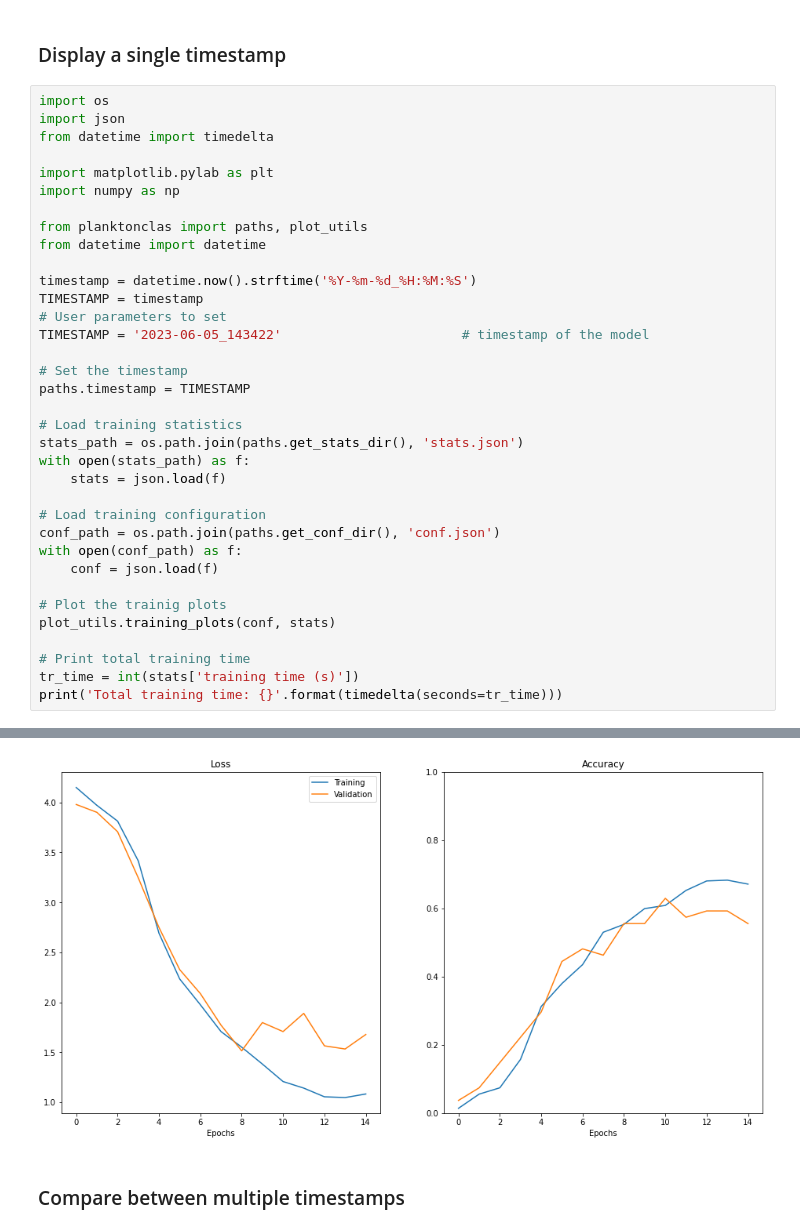
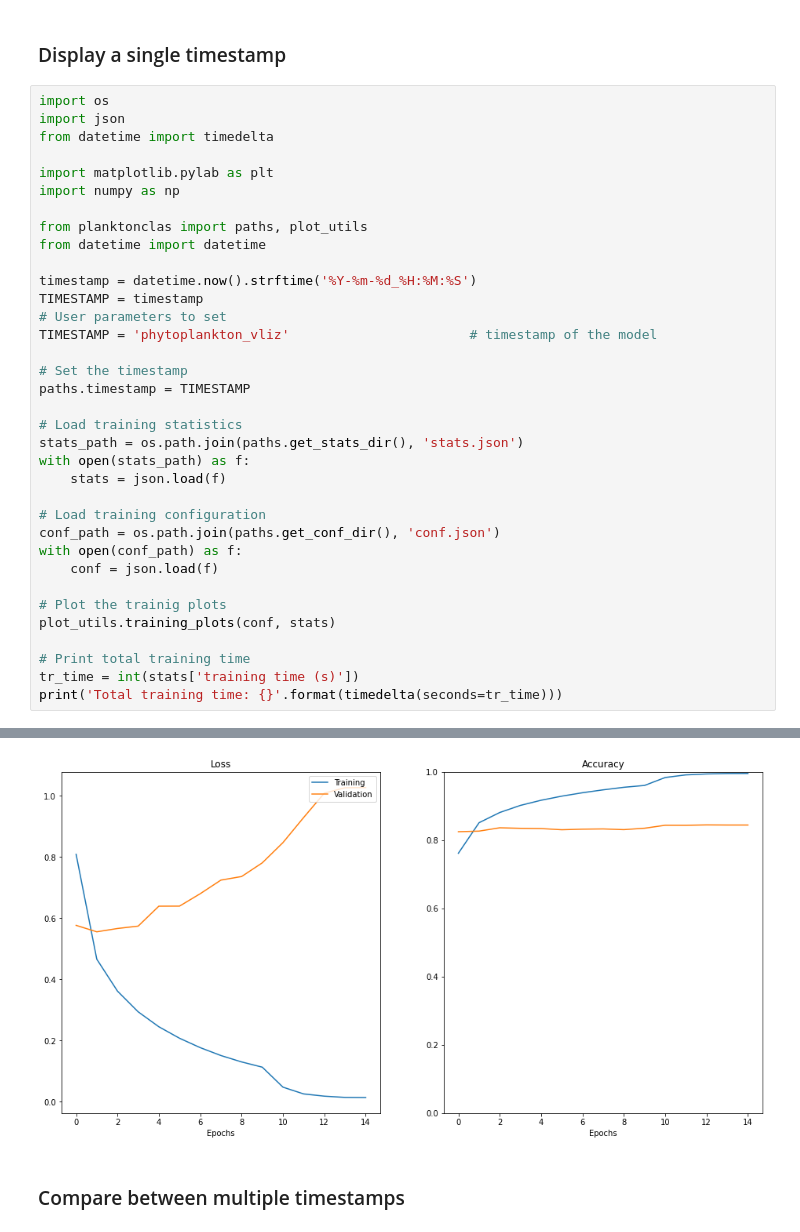
Before and after one commit to lifewatch/phyto-plankton-classification, a Jupyter notebook: notebooks/2.0-Model_training.ipynb, the cells around one changed output, grey strips where cells are left out. Cells and saved outputs as stored; diff of their text form.

```diff
--- a/notebooks/2.0-Model_training.ipynb
+++ b/notebooks/2.0-Model_training.ipynb
@@ -56,7 +56,7 @@ from datetime import datetime
 timestamp = datetime.now().strftime('%Y-%m-%d_%H:%M:%S')
 TIMESTAMP = timestamp
 # User parameters to set
-TIMESTAMP = '2023-06-05_143422'                       # timestamp of the model
+TIMESTAMP = 'phytoplankton_vliz'                       # timestamp of the model
 
 # Set the timestamp
 paths.timestamp = TIMESTAMP
@@ -82,4 +82,4 @@ Total training time: 0:30:30
-[figure, old version]
+[figure, new version]
 # %% [markdown]
 ### Compare between multiple timestamps
 # %%
```
Also changed, not shown: parts of 3 cells of this notebook, 3 other files.
